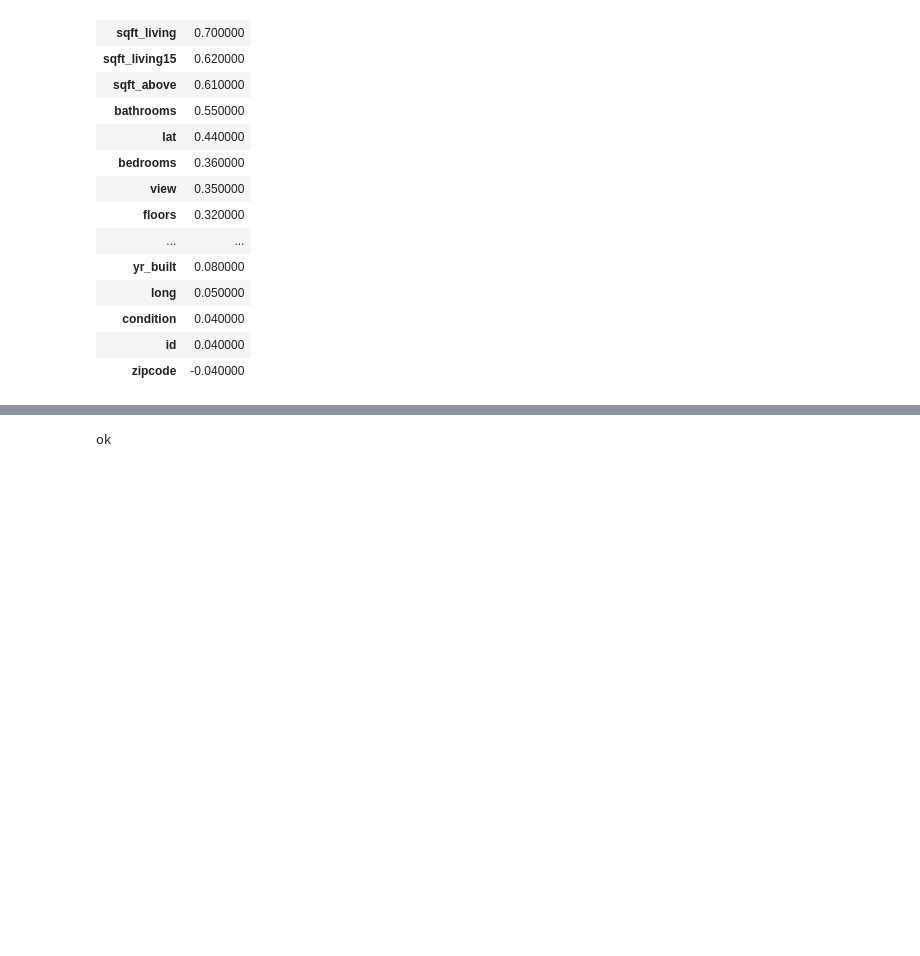
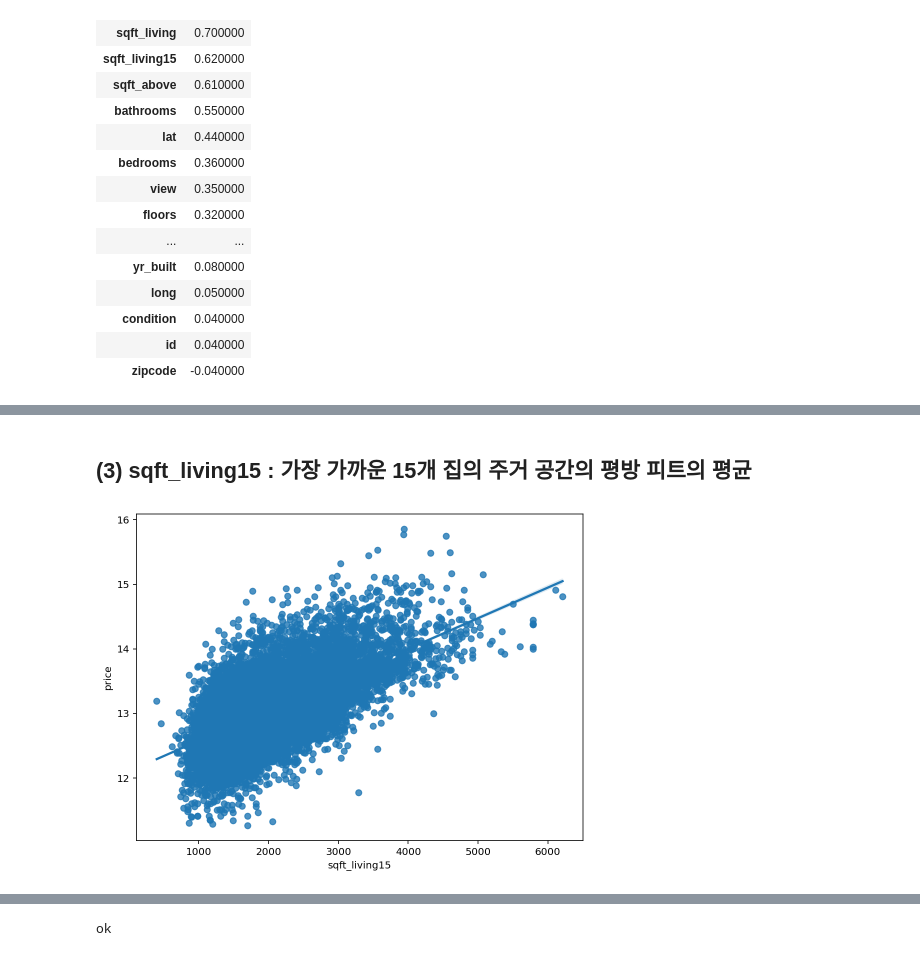
Before and after one commit to LAGABI44/AIFFEL_Study, a Jupyter notebook: Kaggle_House_Price_Prediction.ipynb, the cells around one changed output, grey strips where cells are left out. Drawn from its saved outputs; the diff is of its cells as text; code cells hidden in the pictures; blank space fills up the shorter version.

```diff
--- a/Kaggle_House_Price_Prediction.ipynb
+++ b/Kaggle_House_Price_Prediction.ipynb
@@ -177,0 +208,8 @@ co.style.background_gradient(cmap='viridis')    #스타일 지정해서 범위
+# %% [markdown]
+## (3) sqft_living15 : 가장 가까운 15개 집의 주거 공간의 평방 피트의 평균
+# %%
+data = pd.concat([train['price'], train['sqft_living15']], axis=1)
+f, ax = plt.subplots(figsize=(8, 6))
+fig = sns.regplot(x='sqft_living15', y="price", data=data)
+# %% [output]
+[figure, added]
```
Also changed, not shown: parts of 19 cells of this notebook.
